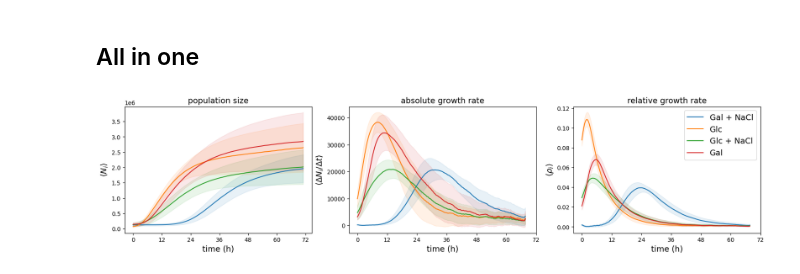
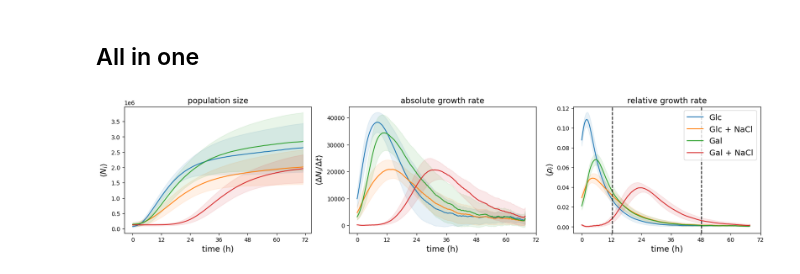
Before and after one commit to fborse/spatial-growth, a Jupyter notebook: figure-1a.ipynb, the cells around one changed output. Cells and saved outputs as stored; diff of their text form; code cells hidden in the pictures.

```diff
--- a/figure-1a.ipynb
+++ b/figure-1a.ipynb
@@ -33,0 +38,5 @@ rho[..., :-1] = dNdt[..., :-1] / ((Nt[..., 1:] + Nt[..., :-1]) / 2)
+# %%
+_Nt = Nt.reshape((n_plates, -1, n_points)).mean(axis = 1)
+_rho = rho[..., :-1].reshape((n_plates, -1, n_points-1)).mean(axis = 1)
+# %%
+t_max = _rho.argmax(axis = -1)
@@ -33,0 +45,2 @@ rho[..., :-1] = dNdt[..., :-1] / ((Nt[..., 1:] + Nt[..., :-1]) / 2)
+# %%
+t_exp = [ (_rho[p] >= np.median(_rho[p, :t_max[p]+1])).argmax() - 1 for p in plates ]
@@ -33,0 +49,2 @@ rho[..., :-1] = dNdt[..., :-1] / ((Nt[..., 1:] + Nt[..., :-1]) / 2)
+# %%
+t_decel = [ (_rho[p, t_max[p]:] >= np.median(_rho[p, t_max[p]+1:])).argmin() + t_max[p] for p in plates ]
@@ -37,45 +56,45 @@ rho[..., :-1] = dNdt[..., :-1] / ((Nt[..., 1:] + Nt[..., :-1]) / 2)
 ## All in one
 # %%
 fig, (ax_N, ax_dNdt, ax_dNN) = plt.subplots(ncols = 3, figsize = (20, 4))
+indexes = (1, 2, 3, 0)
+names = ("Glc", "Glc + NaCl", "Gal", "Gal + NaCl")
 cs = ("tab:blue", "tab:orange", "tab:green", "tab:red")
 
-for p, color in zip(plates, cs):
+for p, color in zip(indexes, cs):
     nt = Nt[p].reshape((n_rows * n_columns, -1))
     m, std = nt.mean(axis = 0), nt.std(axis = 0)
-    ax_N.plot(m, label = f"plate {p+1}", color = color)
+    ax_N.plot(m, color = color)
     ax_N.fill_between(points[:m.shape[0]], m - std, m + std, color = color, alpha = 0.1)
 ax_N.set_title("population size", fontsize = fontsize)
 ax_N.set_xlabel("time (h)", fontsize = fontsize)
 ax_N.set_ylabel(r"$\langle N_i\rangle$", fontsize = fontsize)
 ax_N.set_xticks([0, 36, 72, 108, 144, 180, 216], labels = [0, 12, 24, 36, 48, 60, 72])
 
-for p, color in zip(plates, cs):
+for p, color in zip(indexes, cs):
     dndt = smoothen(dNdt[p], 10).reshape((n_rows * n_columns, -1))
     m, std = dndt.mean(axis = 0), dndt.std(axis = 0)
-    ax_dNdt.plot(m, label = f"plate {p+1}", color = color)
+    ax_dNdt.plot(m, color = color)
     ax_dNdt.fill_between(points[:m.shape[0]], m - std, m + std, color = color, alpha = 0.1)
 ax_dNdt.set_title("absolute growth rate", fontsize = fontsize)
 ax_dNdt.set_xlabel("time (h)", fontsize = fontsize)
 ax_dNdt.set_ylabel(r"$\langle\Delta N_i / \Delta t\rangle$", fontsize = fontsize)
 ax_dNdt.set_xticks([0, 36, 72, 108, 144, 180, 216], labels = [0, 12, 24, 36, 48, 60, 72])
 
-for p, color in zip(plates, cs):
+for p, name, color in zip(indexes, names, cs):
     dnn = smoothen(rho[p], 10).reshape((n_rows * n_columns, -1))
     m, std = dnn.mean(axis = 0), dnn.std(axis = 0)
-    ax_dNN.plot(m, label = f"plate {p+1}", color = color)
+    ax_dNN.plot(m, label = name, color = color)
     ax_dNN.fill_between(points[:m.shape[0]], m - std, m + std, color = color, alpha = 0.1)
+ax_dNN.axvline(t_exp[0], color = "black", linestyle = "--")
+ax_dNN.axvline(t_decel[0], color = "black", linestyle = "--")
 ax_dNN.set_title("relative growth rate", fontsize = fontsize)
 ax_dNN.set_xlabel("time (h)", fontsize = fontsize)
 ax_dNN.set_ylabel(r"$\langle\rho_i\rangle$", fontsize = fontsize)
 ax_dNN.set_xticks([0, 36, 72, 108, 144, 180, 216], labels = [0, 12, 24, 36, 48, 60, 72])
 
 l = ax_dNN.legend(loc = "upper right",fontsize = fontsize)
-l.get_texts()[0].set_text("Gal + NaCl")
-l.get_texts()[1].set_text("Glc")
-l.get_texts()[2].set_text("Glc + NaCl")
-l.get_texts()[3].set_text("Gal")
 
 fig.savefig("plots/figure-1/time-series_N-dNdt-dNN.pdf", bbox_inches = "tight")
 fig.savefig("plots/figure-1/time-series_N-dNdt-dNN.png", bbox_inches = "tight");
 # %% [output]
-[figure, old version]
+[figure, new version]
```
Also changed, not shown: parts of 5 cells of this notebook, 13 other files.
